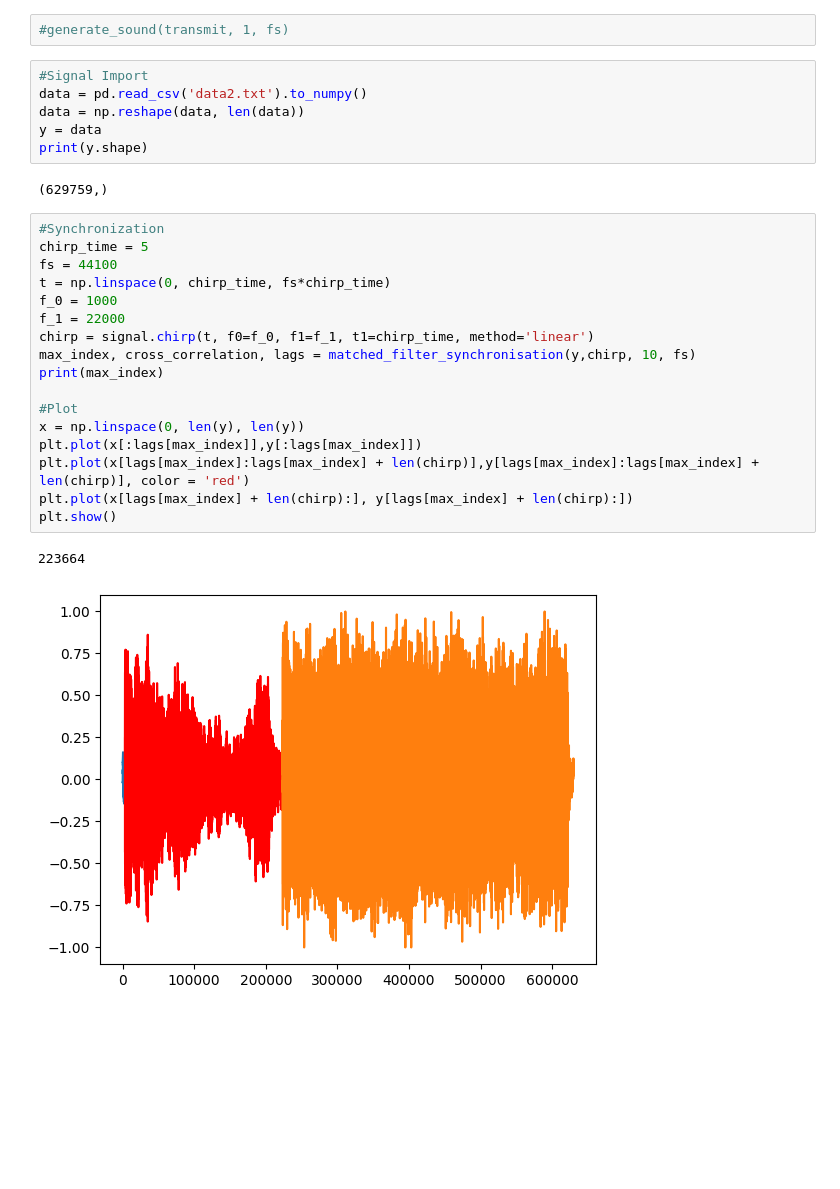
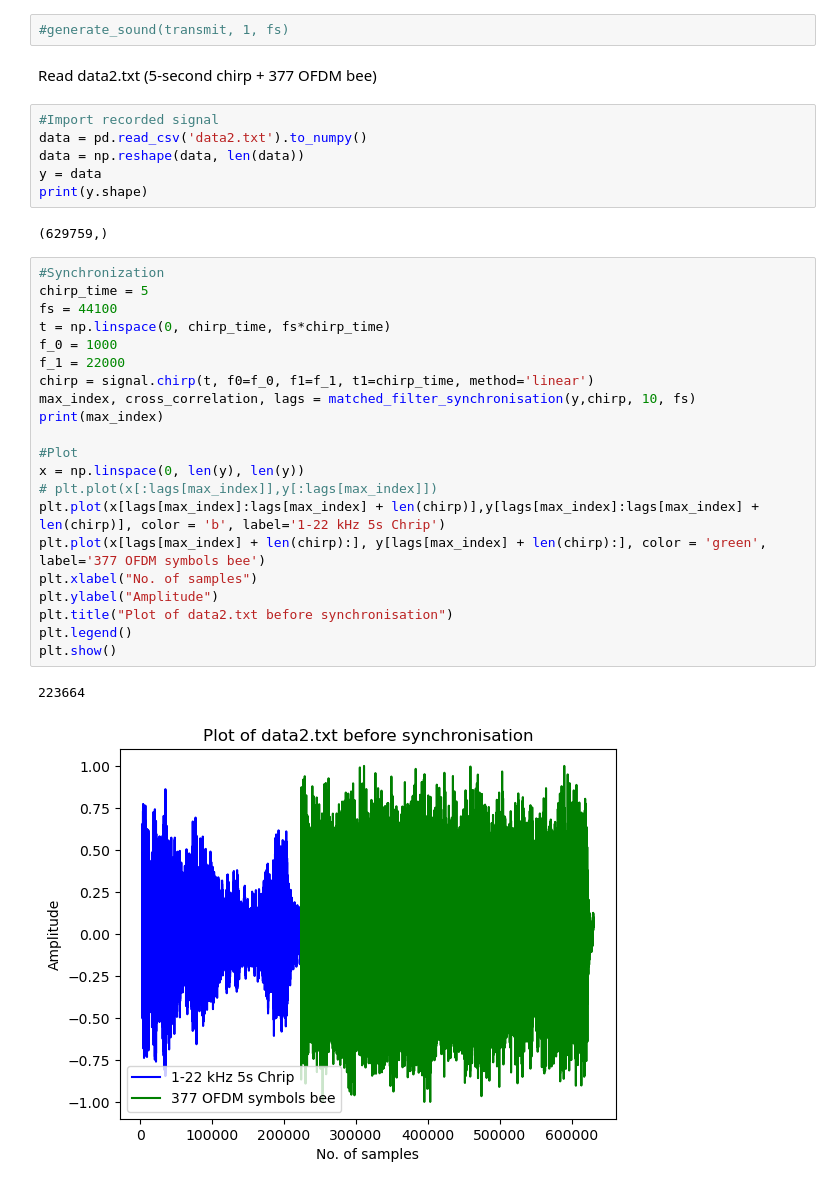
Before and after one commit to kmcm0707/GF3, a Jupyter notebook: full_decoder.ipynb, the cells around one changed output. Saved outputs shown, nothing was run; the diff lists cells and outputs as text; blank space fills up the shorter version.

```diff
--- a/full_decoder.ipynb
+++ b/full_decoder.ipynb
@@ -509,8 +509,10 @@ print(transmit.shape)
 (662712,)
 # %%
 #generate_sound(transmit, 1, fs)
+# %% [markdown]
+Read data2.txt (5-second chirp + 377 OFDM bee)
 # %%
-#Signal Import
+#Import recorded signal
 data = pd.read_csv('data2.txt').to_numpy()
 data = np.reshape(data, len(data))
 y = data
@@ -520,22 +522,26 @@ print(y.shape)
 # %%
 #Synchronization
 chirp_time = 5
 fs = 44100
 t = np.linspace(0, chirp_time, fs*chirp_time)
 f_0 = 1000
 f_1 = 22000
 chirp = signal.chirp(t, f0=f_0, f1=f_1, t1=chirp_time, method='linear')
 max_index, cross_correlation, lags = matched_filter_synchronisation(y,chirp, 10, fs)
 print(max_index)
 
 #Plot
 x = np.linspace(0, len(y), len(y))
-plt.plot(x[:lags[max_index]],y[:lags[max_index]])
-plt.plot(x[lags[max_index]:lags[max_index] + len(chirp)],y[lags[max_index]:lags[max_index] + len(chirp)], color = 'red')
-plt.plot(x[lags[max_index] + len(chirp):], y[lags[max_index] + len(chirp):])
+# plt.plot(x[:lags[max_index]],y[:lags[max_index]])
+plt.plot(x[lags[max_index]:lags[max_index] + len(chirp)],y[lags[max_index]:lags[max_index] + len(chirp)], color = 'b', label='1-22 kHz 5s Chrip')
+plt.plot(x[lags[max_index] + len(chirp):], y[lags[max_index] + len(chirp):], color = 'green', label='377 OFDM symbols bee')
+plt.xlabel("No. of samples")
+plt.ylabel("Amplitude")
+plt.title("Plot of data2.txt before synchronisation")
+plt.legend()
 plt.show()
 # %% [output]
 223664
-[figure, old version]
+[figure, new version]
 # %%
 # Channel estimation using the chirp
```
Also changed, not shown: parts of 13 cells of this notebook.
